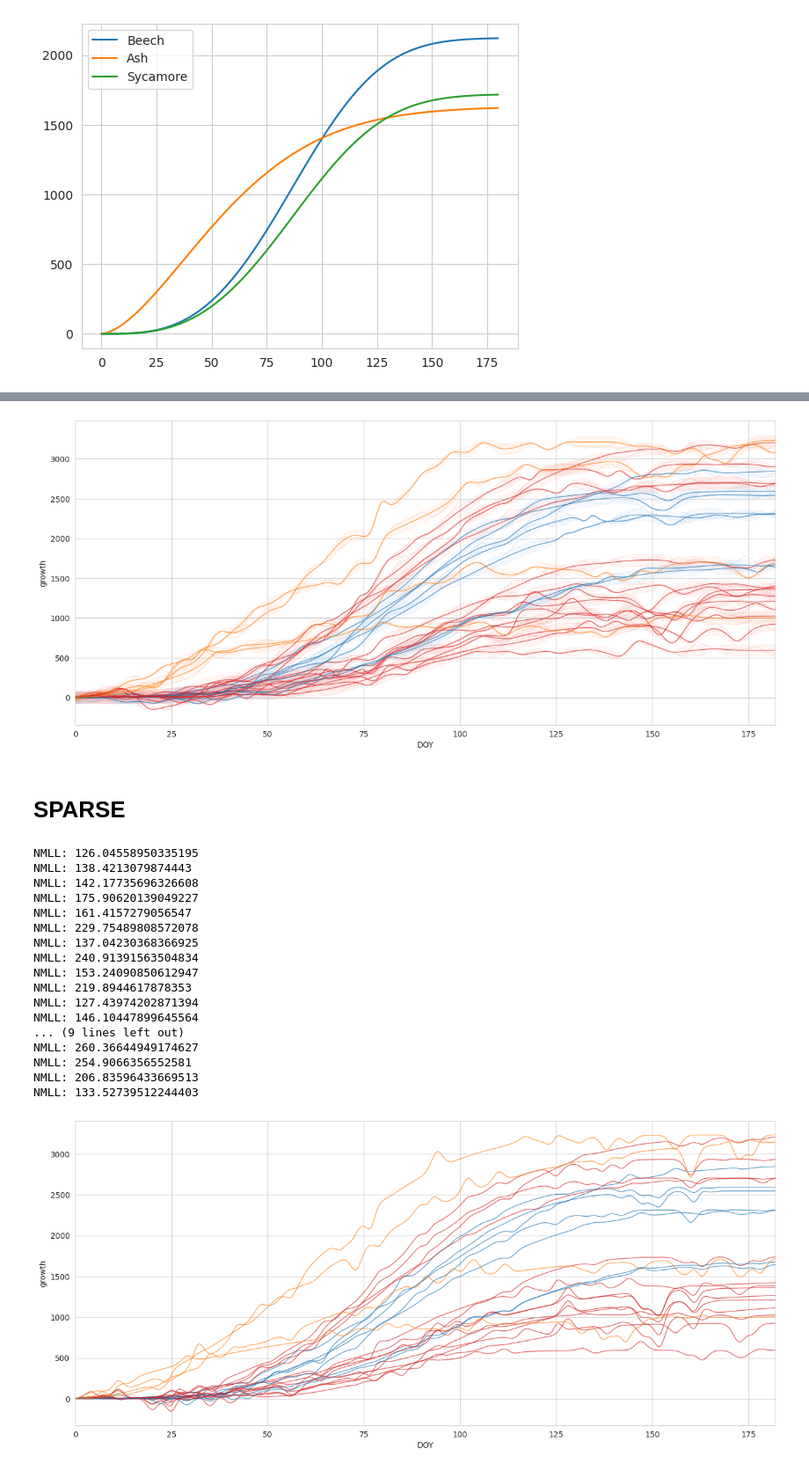
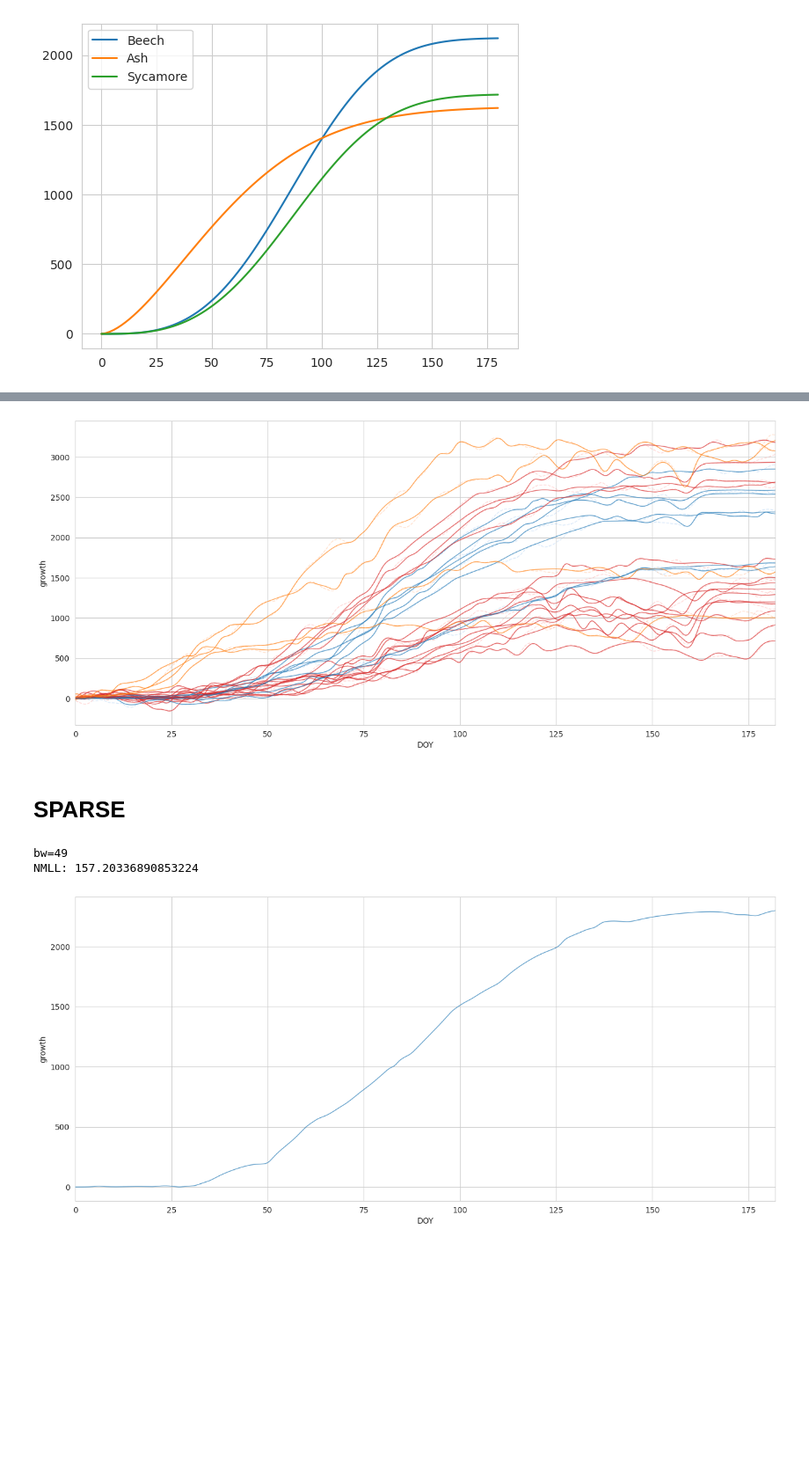
Before and after one commit to ItsNiklas/sparse-gaussian-processes, a Jupyter notebook: applications/Dendro.ipynb, the cells around one changed output, grey strips where cells are left out. Shown at 88% size. Drawn from its saved outputs; the diff is of its cells as text; code cells hidden in the pictures; blank space fills up the shorter version.

Commit message:
Ready for Dendro bench

```diff
--- a/applications/Dendro.ipynb
+++ b/applications/Dendro.ipynb
@@ -118,7 +119,7 @@ c = lambda s : 0 if s == "Beech" else (3 if s == "Sycamore" else 1)
 for tree in tqdm(dendro.dendroNr.unique()[:25]):
     df_ = dendro.loc[dendro.dendroNr.eq(tree)]
 
-    idx_train = np.sort(rng.integers(0, len(df_.DOY) - 1, 30))
+    idx_train = np.sort(rng.integers(0, len(df_.DOY) - 1, 60))
 
     X_train = df_.DOY.iloc[idx_train].array.reshape(-1, 1)
     y_train = df_.deltagrowth.iloc[idx_train]
@@ -141,12 +142,12 @@ for tree in tqdm(dendro.dendroNr.unique()[:25]):
 
     #plt.plot(df_.DOY, df_.growth, lw=1, zorder=10, alpha = .5, c=sns.color_palette("pastel")[c(df_.species.iloc[0])])
 
-    plt.fill_between(
-        X_test.ravel(),
-        mean_pred + weibull_pred - 1.96 * std_pred,
-        mean_pred + weibull_pred + 1.96 * std_pred,
-        alpha=.1, zorder=0, color=sns.color_palette("pastel")[c(df_.species.iloc[0])]
-    )
+    # plt.fill_between(
+    #     X_test.ravel(),
+    #     mean_pred + weibull_pred - 1.96 * std_pred,
+    #     mean_pred + weibull_pred + 1.96 * std_pred,
+    #     alpha=.1, zorder=0, color=sns.color_palette("pastel")[c(df_.species.iloc[0])]
+    # )
 
     for idx, single_prior in enumerate(y_samples.T):
         plt.plot(
@@ -159,7 +160,7 @@ plt.ylabel("growth")
 plt.xlim(0, dendro.DOY.max())
 plt.show()
 # %% [output]
-[figure, old version]
+[figure, new version]
 # %% [markdown]
 # SPARSE
 # %%
@@ -176,11 +177,11 @@ X_test = jnp.linspace(0, dendro.DOY.max(), 500).reshape(-1, 1)
 
 c = lambda s : 0 if s == "Beech" else (3 if s == "Sycamore" else 1)
 
-for tree in tqdm(dendro.dendroNr.unique()[:25]):
+for tree in dendro.dendroNr.unique()[:25]:
     df_ = dendro.loc[dendro.dendroNr.eq(tree)]
 
     #idx_train = jnp.sort(rng.integers(0, len(df_.DOY) - 1, 30))
-    idx_train = jnp.sort(jax.random.randint(jax.random.PRNGKey(0), (30,), 0, len(df_.DOY) - 1))
+    idx_train = jnp.sort(jax.random.randint(jax.random.PRNGKey(0), (50,), 0, len(df_.DOY) - 1))
     X_train = jnp.array(df_.DOY.iloc[idx_train].array).reshape(-1, 1)
     y_train = jnp.array(df_.deltagrowth.iloc[idx_train].array)
 
@@ -188,49 +189,35 @@ for tree in tqdm(dendro.dendroNr.unique()[:25]):
     # gp_model = gaussian_process.GaussianProcessRegressor(
     #     kernel=kernel_,
     #     #n_restarts_optimizer=2,
     #     #normalize_y=True,
     #     #optimizer=None
     # )
     def kernel_(s, l, x, y):
         #37**2 * Matern(length_scale=3, length_scale_bounds=(2,16), nu = 2.5) + WhiteKernel(noise_level=.01, noise_level_bounds="fixed")
-        return MaternKernel32(s, l, x, y) * WendlandTapering(3, 8, x, y)
+        return MaternKernel32(s, l, x, y) * WendlandTapering(3, np.inf, x, y)
     gp_model = GPR(X_train, y_train, kernel_, jnp.array([37**2, 3]), eps = 0.01)
     #gp_model.fit(X_train, y_train)
     mean_pred = gp_model.predict(X_test, False)
 
     weibull_pred = weibull_params[tree][0] * weibull_F(X_test.ravel(), *weibull_params[tree][1:3])
 
     plt.plot(X_test, mean_pred + weibull_pred, lw=1, zorder=10, alpha = .7, c=sns.color_palette()[c(df_.species.iloc[0])])
 
     #plt.plot(df_.DOY, df_.growth, lw=1, zorder=10, alpha = .5, c=sns.color_palette("pastel")[c(df_.species.iloc[0])])
 
     # plt.fill_between(
     #     X_test.ravel(),
     #     mean_pred + weibull_pred - 1.96 * std_pred,
     #     mean_pred + weibull_pred + 1.96 * std_pred,
     #     alpha=.1, zorder=0, color=sns.color_palette("pastel")[c(df_.species.iloc[0])]
     # )
+    break
 
 plt.xlabel("DOY")
 plt.ylabel("growth")
 plt.xlim(0, dendro.DOY.max())
 plt.show()
 # %% [output]
-NMLL: 126.04558950335195
-NMLL: 138.4213079874443
-NMLL: 142.17735696326608
-NMLL: 175.90620139049227
-NMLL: 161.4157279056547
-NMLL: 229.75489808572078
-NMLL: 137.04230368366925
-NMLL: 240.91391563504834
-NMLL: 153.24090850612947
-NMLL: 219.8944617878353
-NMLL: 127.43974202871394
-NMLL: 146.10447899645564
-... (9 lines left out)
-NMLL: 260.36644949174627
-NMLL: 254.9066356552581
-NMLL: 206.83596433669513
-NMLL: 133.52739512244403
+bw=49
+NMLL: 157.20336890853224
-[figure, old version]
+[figure, new version]
```
Also changed, not shown: parts of 2 cells of this notebook, 5 other files.
